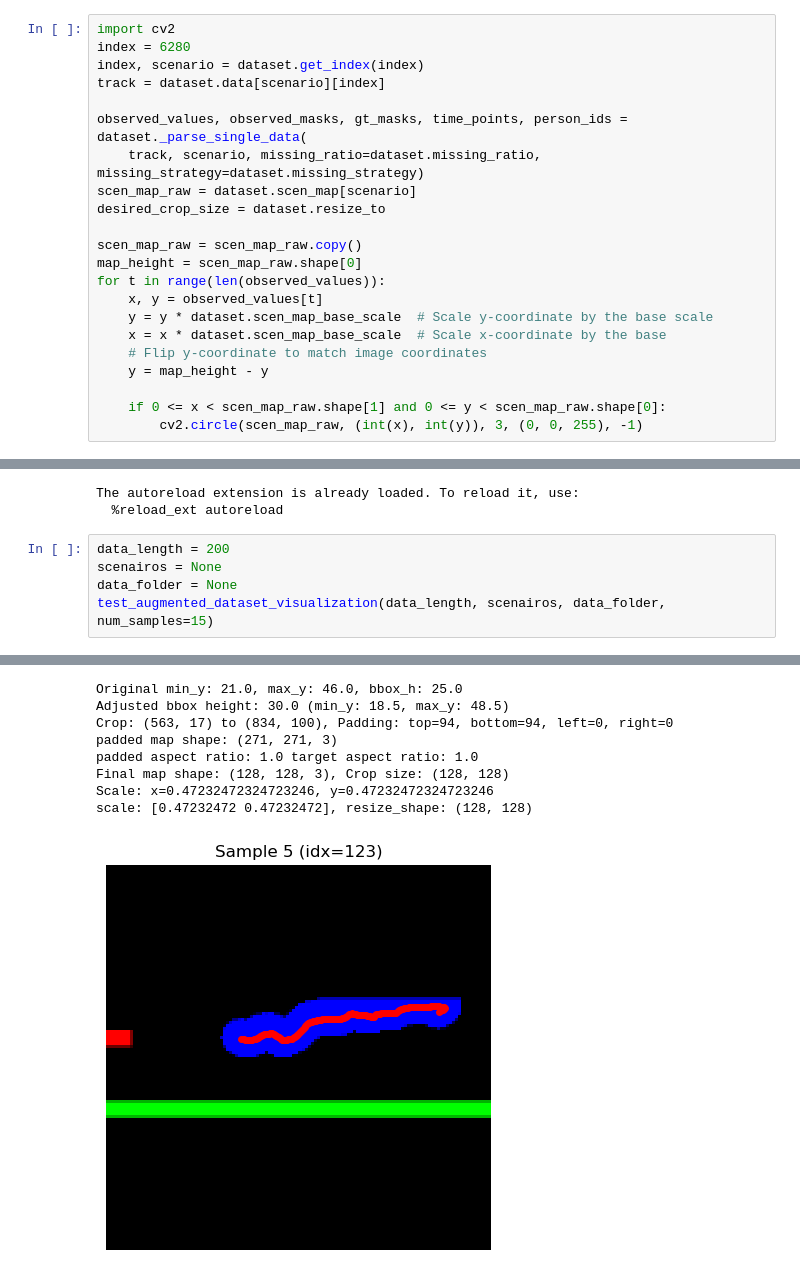
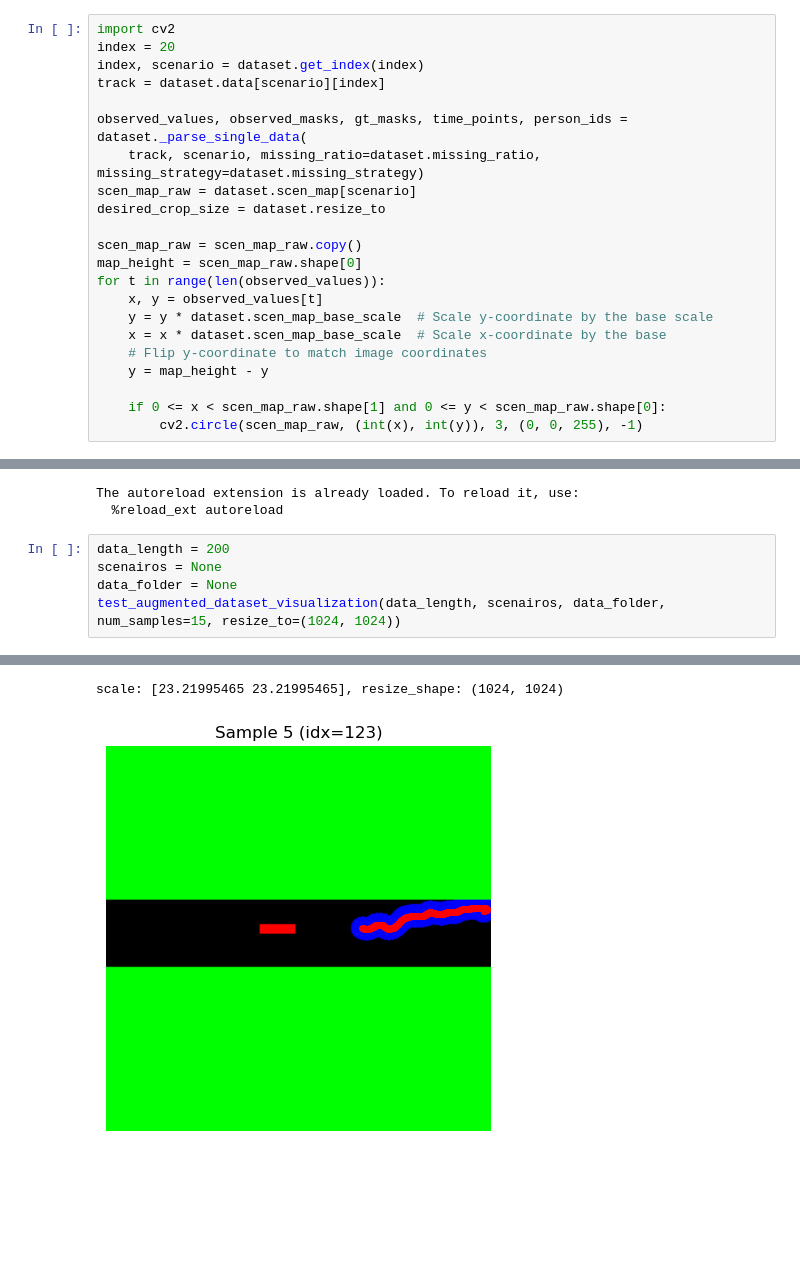
Before and after one commit to hxguo332/CSDI_social-interaction, a Jupyter notebook: visualize_dataset.ipynb, the cells around one changed output, grey strips where cells are left out. Drawn from its saved outputs; the diff is of its cells as text; blank space fills up the shorter version.

Commit message:
restructure the code for augmented simulation

```diff
--- a/visualize_dataset.ipynb
+++ b/visualize_dataset.ipynb
@@ -114,7 +114,7 @@ dataset = AugmentedSimulationDataset(
     )
 # %%
 import cv2
-index = 6280
+index = 20
 index, scenario = dataset.get_index(index)
 track = dataset.data[scenario][index]
 
@@ -408,5 +411,5 @@ The autoreload extension is already loaded. To reload it, use:
 data_length = 200
 scenairos = None
 data_folder = None
-test_augmented_dataset_visualization(data_length, scenairos, data_folder, num_samples=15)
+test_augmented_dataset_visualization(data_length, scenairos, data_folder, num_samples=15, resize_to=(1024, 1024))
 # %% [output]
@@ -449,10 +426,3 @@ scale: [10 10], resize_shape: (128, 128)
-Original min_y: 21.0, max_y: 46.0, bbox_h: 25.0
-Adjusted bbox height: 30.0 (min_y: 18.5, max_y: 48.5)
-Crop: (563, 17) to (834, 100), Padding: top=94, bottom=94, left=0, right=0
-padded map shape: (271, 271, 3)
-padded aspect ratio: 1.0 target aspect ratio: 1.0
-Final map shape: (128, 128, 3), Crop size: (128, 128)
-Scale: x=0.47232472324723246, y=0.47232472324723246
-scale: [0.47232472 0.47232472], resize_shape: (128, 128)
+scale: [23.21995465 23.21995465], resize_shape: (1024, 1024)
-[figure, old version]
+[figure, new version]
 ... (18 outputs left out)
```
Also changed, not shown: parts of 10 cells of this notebook, 1 other file.
